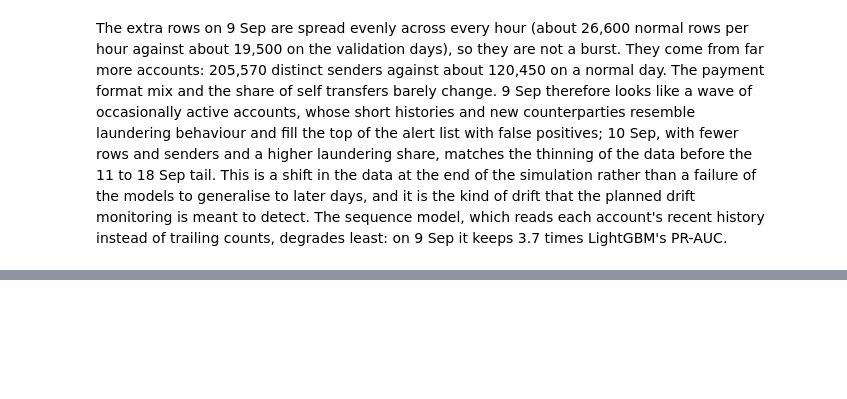
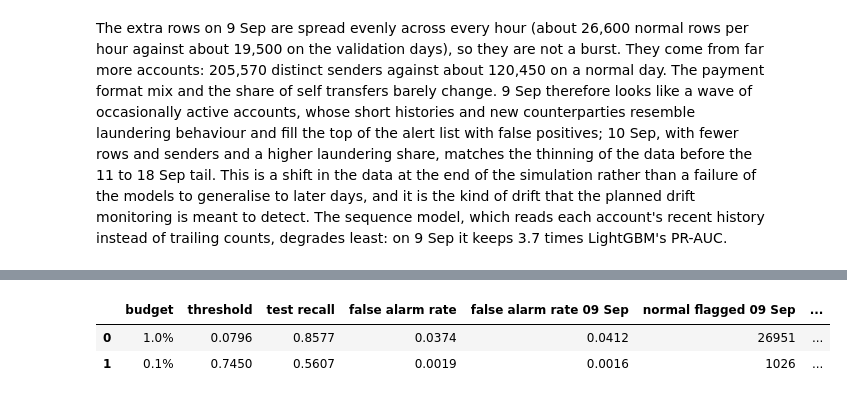
Before and after one commit to sap6011/bank-guard, a Jupyter notebook: notebooks/model_comparison.ipynb, the cells around one changed output, grey strips where cells are left out. Saved outputs shown, nothing was run; the diff lists cells and outputs as text; code cells hidden in the pictures; blank space fills up the shorter version.

```diff
--- a/notebooks/model_comparison.ipynb
+++ b/notebooks/model_comparison.ipynb
@@ -344,0 +349,41 @@ The extra rows on 9 Sep are spread evenly across every hour (about 26,600 normal
+# %%
+from pathlib import Path
+
+import numpy as np
+import pandas as pd
+
+from bankguard.data import load_transactions, split_by_date
+
+DATA = Path("../data")
+tx = load_transactions(DATA / "HI-Small_Trans.csv")
+splits = split_by_date(tx)
+y_val = splits["validation"]["is_laundering"].to_numpy()
+test = splits["test"]
+y_test = test["is_laundering"].to_numpy()
+day = test["date"].dt.strftime("%d %b").to_numpy()
+del tx
+
+seq_val = np.load("../models/sequence/sequence_val_scores_avg.npy")
+seq_test = np.load("../models/sequence/sequence_test_scores_avg.npy")
+
+rows = []
+for budget in [0.01, 0.001]:
+    threshold = np.quantile(seq_val[y_val == 0], 1 - budget)
+    flagged = seq_test >= threshold
+    row = {
+        "budget": f"{budget:.1%}",
+        "threshold": threshold,
+        "test recall": flagged[y_test == 1].mean(),
+        "false alarm rate": flagged[y_test == 0].mean(),
+    }
+    for d in sorted(set(day)):
+        normal = (day == d) & (y_test == 0)
+        row[f"false alarm rate {d}"] = flagged[normal].mean()
+        row[f"normal flagged {d}"] = int(flagged[normal].sum())
+    rows.append(row)
+
+pd.DataFrame(rows).round(4)
+# %% [output]
+|  | budget | threshold | test recall | false alarm rate | false alarm rate 09 Sep | normal flagged 09 Sep | ... |
+| 0 | 1.0% | 0.0796 | 0.8577 | 0.0374 | 0.0412 | 26951 | ... |
+| 1 | 0.1% | 0.7450 | 0.5607 | 0.0019 | 0.0016 | 1026 | ... |
```
Also changed, not shown: parts of 2 cells of this notebook, 1 other file.
